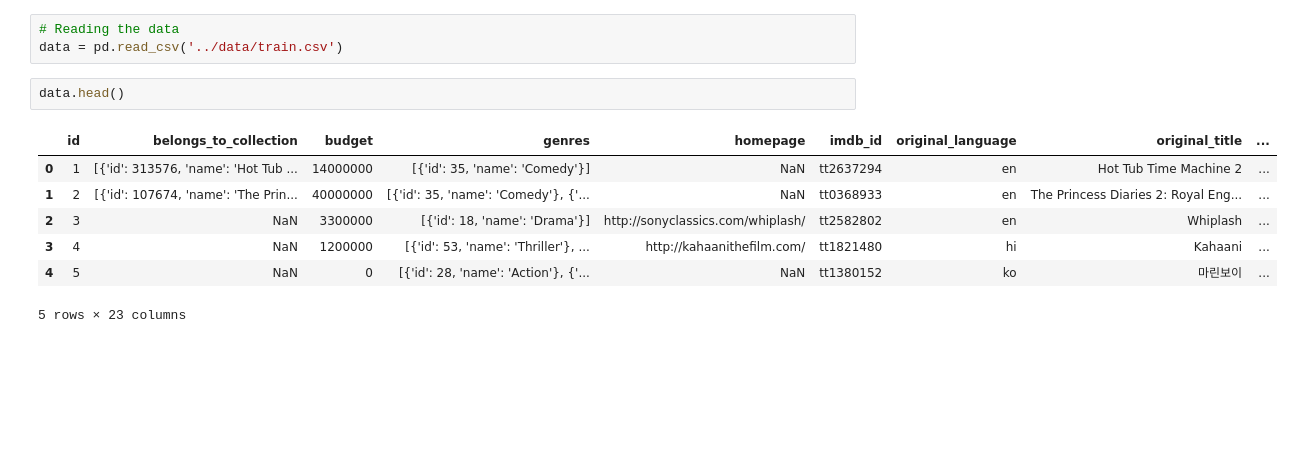
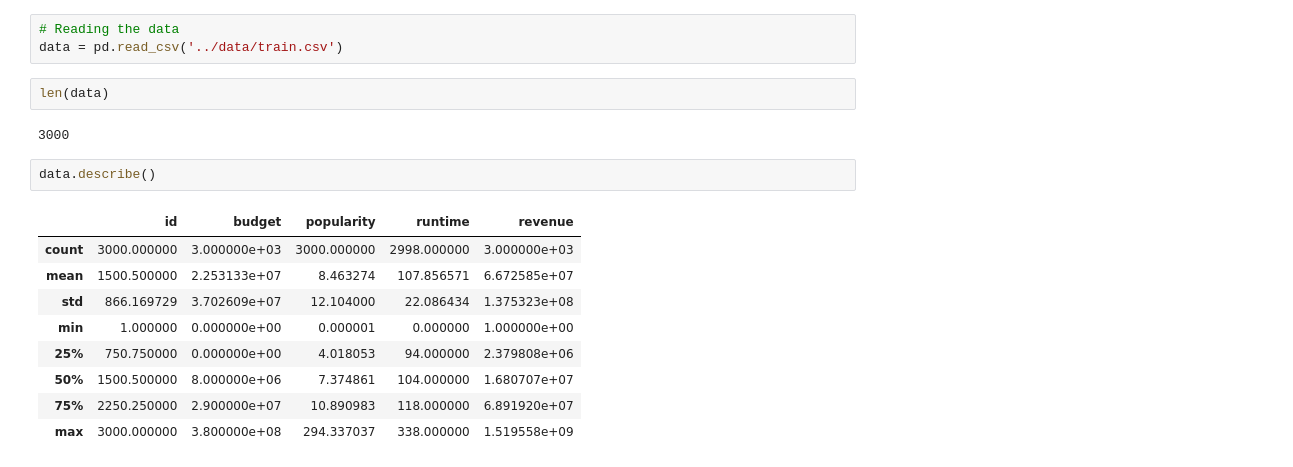
Before and after one commit to Cruzzor/BoxOffice, a Jupyter notebook: exploration_marcel.ipynb, the cells around one changed output. Drawn from its saved outputs; the diff is of its cells as text; blank space fills up the shorter version.

```diff
--- a/exploration_marcel.ipynb
+++ b/exploration_marcel.ipynb
@@ -6,15 +6,21 @@ import seaborn as sns
 # %%
 # Reading the data
 data = pd.read_csv('../data/train.csv')
+# %%
+len(data)
+# %% [output]
+3000
 # %%
-data.head()
+data.describe()
 # %% [output]
-|  | id | belongs_to_collection | budget | genres | homepage | imdb_id | original_language | original_title | ... |
-| 0 | 1 | [{'id': 313576, 'name': 'Hot Tub ... | 14000000 | [{'id': 35, 'name': 'Comedy'}] | NaN | tt2637294 | en | Hot Tub Time Machine 2 | ... |
-| 1 | 2 | [{'id': 107674, 'name': 'The Prin... | 40000000 | [{'id': 35, 'name': 'Comedy'}, {'... | NaN | tt0368933 | en | The Princess Diaries 2: Royal Eng... | ... |
-| 2 | 3 | NaN | 3300000 | [{'id': 18, 'name': 'Drama'}] | http://sonyclassics.com/whiplash/ | tt2582802 | en | Whiplash | ... |
-| 3 | 4 | NaN | 1200000 | [{'id': 53, 'name': 'Thriller'}, ... | http://kahaanithefilm.com/ | tt1821480 | hi | Kahaani | ... |
-| 4 | 5 | NaN | 0 | [{'id': 28, 'name': 'Action'}, {'... | NaN | tt1380152 | ko | 마린보이 | ... |
+|  | id | budget | popularity | runtime | revenue |
+| count | 3000.000000 | 3.000000e+03 | 3000.000000 | 2998.000000 | 3.000000e+03 |
+| mean | 1500.500000 | 2.253133e+07 | 8.463274 | 107.856571 | 6.672585e+07 |
+| std | 866.169729 | 3.702609e+07 | 12.104000 | 22.086434 | 1.375323e+08 |
+| min | 1.000000 | 0.000000e+00 | 0.000001 | 0.000000 | 1.000000e+00 |
+| 25% | 750.750000 | 0.000000e+00 | 4.018053 | 94.000000 | 2.379808e+06 |
+| 50% | 1500.500000 | 8.000000e+06 | 7.374861 | 104.000000 | 1.680707e+07 |
+| 75% | 2250.250000 | 2.900000e+07 | 10.890983 | 118.000000 | 6.891920e+07 |
+| max | 3000.000000 | 3.800000e+08 | 294.337037 | 338.000000 | 1.519558e+09 |
-5 rows × 23 columns
 # %%
 plt.figure(figsize=(20,10))
```
Also changed, not shown: parts of 9 cells of this notebook.
